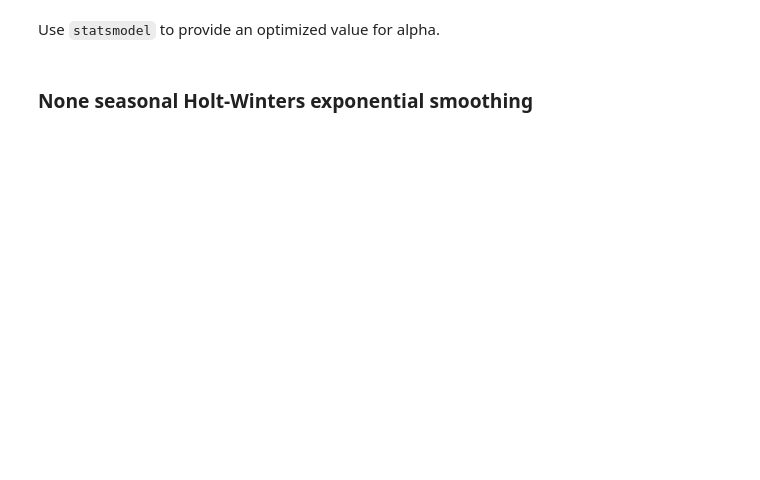
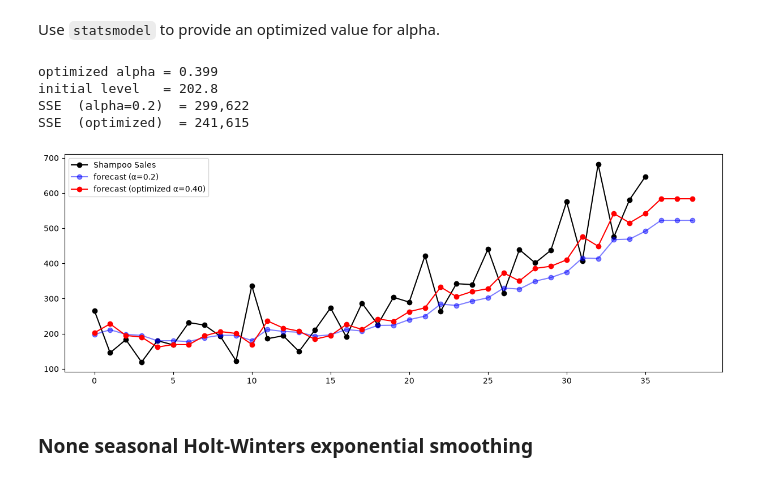
Before and after one commit to Giovanipt2/Time-Series, a Jupyter notebook: notebooks/exponential_smoothing.ipynb, the cells around one changed output. Drawn from its saved outputs; the diff is of its cells as text; code cells hidden in the pictures; blank space fills up the shorter version.

```diff
--- a/notebooks/exponential_smoothing.ipynb
+++ b/notebooks/exponential_smoothing.ipynb
@@ -79,5 +174,29 @@ plt.show()
 # %% [markdown]
 Use `statsmodel` to provide an optimized value for alpha.
+# %%
+# Let statsmodels optimize alpha (and the initial level) by minimizing the SSE
+fit_opt = SimpleExpSmoothing(data, initialization_method="estimated").fit()
+
+alpha_opt = fit_opt.params["smoothing_level"]
+print(f"optimized alpha = {alpha_opt:.3f}")
+print(f"initial level   = {fit_opt.params['initial_level']:.1f}")
+print(f"SSE  (alpha=0.2)  = {fit1.sse:,.0f}")
+print(f"SSE  (optimized)  = {fit_opt.sse:,.0f}")
+
+forecast_opt = fit_opt.forecast(3)
+full_curve_opt = np.concatenate((fit_opt.fittedvalues, forecast_opt))
+
+plt.plot(data, marker="o", color="black", label="Shampoo Sales")
+plt.plot(full_curve, marker="o", color="blue", alpha=0.5, label="forecast (α=0.2)")
+plt.plot(full_curve_opt, marker="o", color="red", label=f"forecast (optimized α={alpha_opt:.2f})")
+plt.legend()
+plt.show()
+# %% [output]
+optimized alpha = 0.399
+initial level   = 202.8
+SSE  (alpha=0.2)  = 299,622
+SSE  (optimized)  = 241,615
+[figure, added]
 # %% [markdown]
 ### None seasonal Holt-Winters exponential smoothing
 # %%
```
Also changed, not shown: parts of 16 cells of this notebook, 1 other file.
